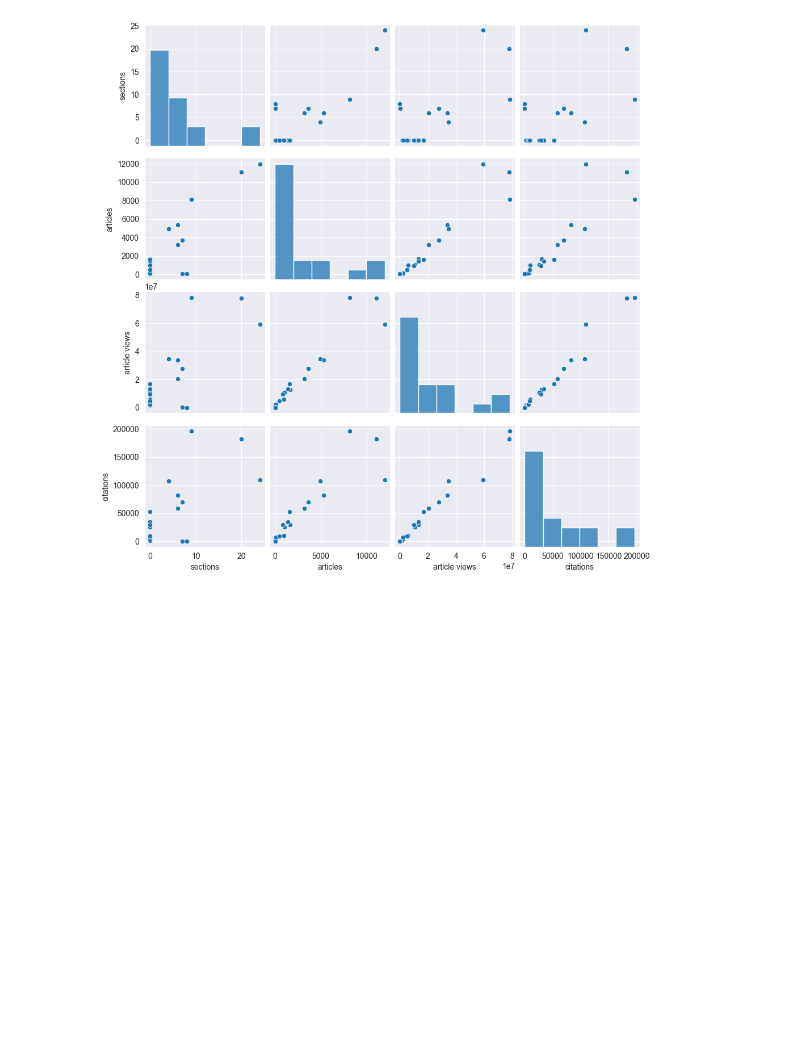
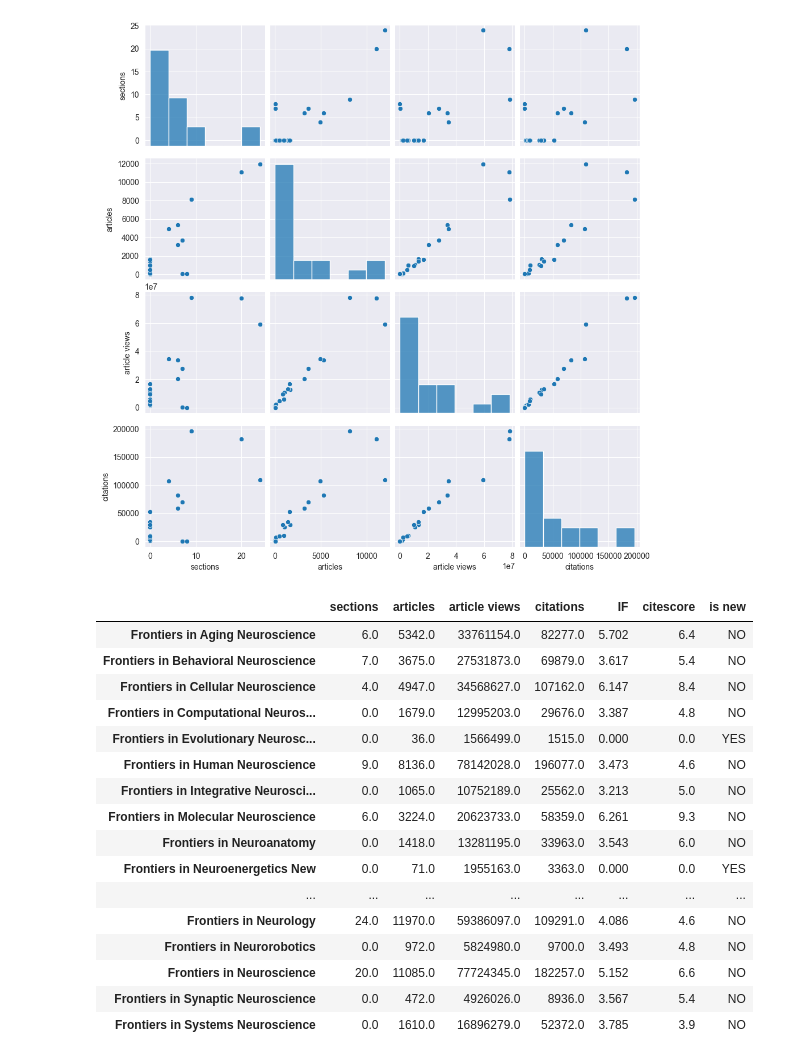
Before and after one commit to joshdev1/Frontiers, a Jupyter notebook: data_programming.ipynb, the cells around one changed output. Drawn from its saved outputs; the diff is of its cells as text; code cells hidden in the pictures; blank space fills up the shorter version.

```diff
--- a/data_programming.ipynb
+++ b/data_programming.ipynb
@@ -538,3 +513,23 @@ sns.pairplot(df_neuro[['sections', 'articles', 'article views', 'citations']])
 # %% [output]
 <seaborn.axisgrid.PairGrid at 0x...>
 [figure]
+# %%
+display(df_neuro)
+# %% [output]
+|  | sections | articles | article views | citations | IF | citescore | is new |
+| Frontiers in Aging Neuroscience | 6.0 | 5342.0 | 33761154.0 | 82277.0 | 5.702 | 6.4 | NO |
+| Frontiers in Behavioral Neuroscience | 7.0 | 3675.0 | 27531873.0 | 69879.0 | 3.617 | 5.4 | NO |
+| Frontiers in Cellular Neuroscience | 4.0 | 4947.0 | 34568627.0 | 107162.0 | 6.147 | 8.4 | NO |
+| Frontiers in Computational Neuros... | 0.0 | 1679.0 | 12995203.0 | 29676.0 | 3.387 | 4.8 | NO |
+| Frontiers in Evolutionary Neurosc... | 0.0 | 36.0 | 1566499.0 | 1515.0 | 0.000 | 0.0 | YES |
+| Frontiers in Human Neuroscience | 9.0 | 8136.0 | 78142028.0 | 196077.0 | 3.473 | 4.6 | NO |
+| Frontiers in Integrative Neurosci... | 0.0 | 1065.0 | 10752189.0 | 25562.0 | 3.213 | 5.0 | NO |
+| Frontiers in Molecular Neuroscience | 6.0 | 3224.0 | 20623733.0 | 58359.0 | 6.261 | 9.3 | NO |
+| Frontiers in Neuroanatomy | 0.0 | 1418.0 | 13281195.0 | 33963.0 | 3.543 | 6.0 | NO |
+| Frontiers in Neuroenergetics New | 0.0 | 71.0 | 1955163.0 | 3363.0 | 0.000 | 0.0 | YES |
+| ... | ... | ... | ... | ... | ... | ... | ... |
+| Frontiers in Neurology | 24.0 | 11970.0 | 59386097.0 | 109291.0 | 4.086 | 4.6 | NO |
+| Frontiers in Neurorobotics | 0.0 | 972.0 | 5824980.0 | 9700.0 | 3.493 | 4.8 | NO |
+| Frontiers in Neuroscience | 20.0 | 11085.0 | 77724345.0 | 182257.0 | 5.152 | 6.6 | NO |
+| Frontiers in Synaptic Neuroscience | 0.0 | 472.0 | 4926026.0 | 8936.0 | 3.567 | 5.4 | NO |
+| Frontiers in Systems Neuroscience | 0.0 | 1610.0 | 16896279.0 | 52372.0 | 3.785 | 3.9 | NO |
```
Also changed, not shown: parts of 32 cells of this notebook.
